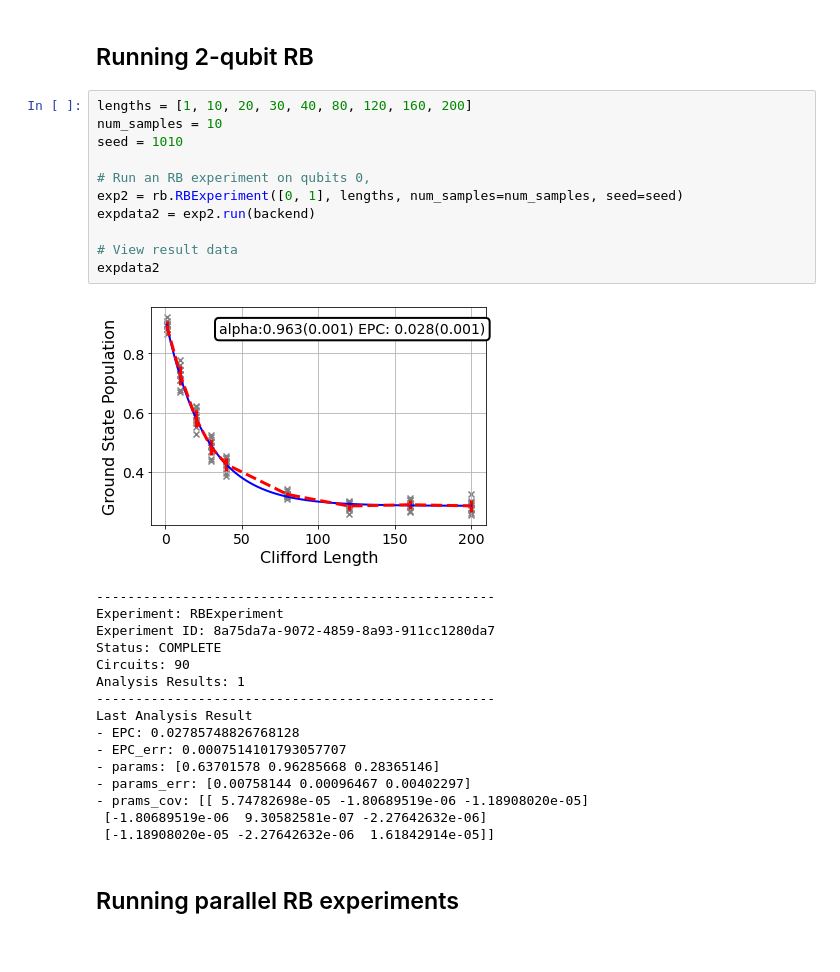
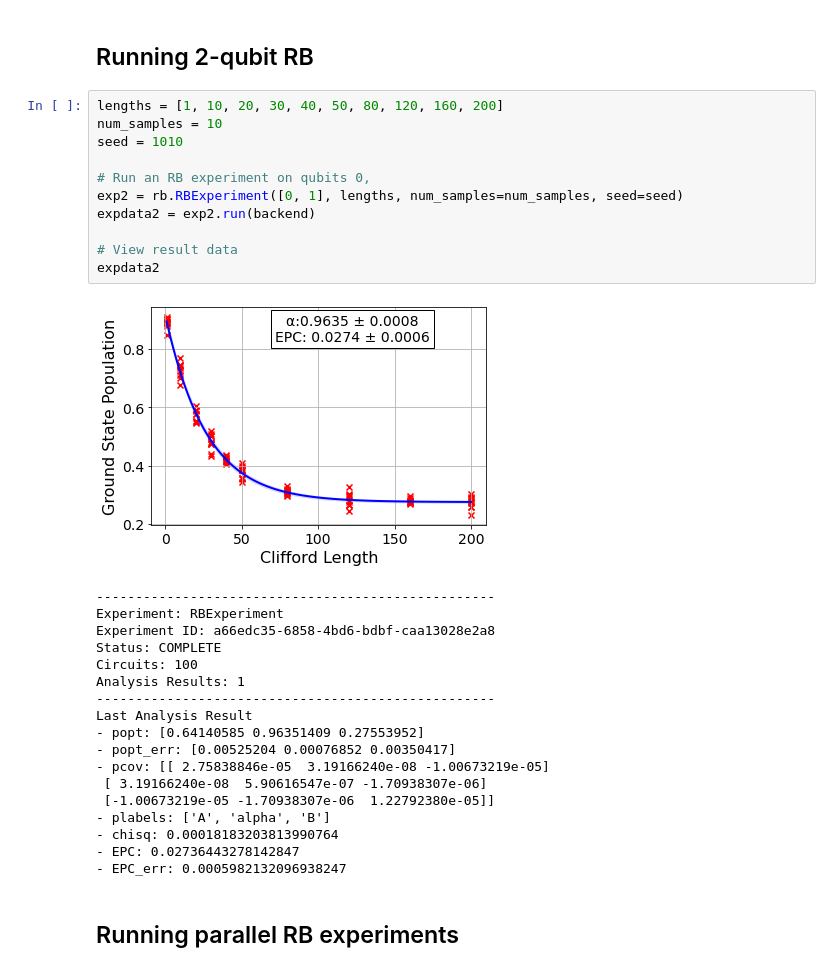
Before and after one commit to chriseclectic/qiskit-experiments, a Jupyter notebook: qiskit_experiments/randomized_benchmarking/rb_example.ipynb, the cells around one changed output. Drawn from its saved outputs; the diff is of its cells as text.

```diff
--- a/qiskit_experiments/randomized_benchmarking/rb_example.ipynb
+++ b/qiskit_experiments/randomized_benchmarking/rb_example.ipynb
@@ -45,33 +47,35 @@ Last Analysis Result
 # %% [markdown]
 ## Running 2-qubit RB
 # %%
-lengths = [1, 10, 20, 30, 40, 80, 120, 160, 200]
+lengths = [1, 10, 20, 30, 40, 50, 80, 120, 160, 200]
 num_samples = 10
 seed = 1010
 
 # Run an RB experiment on qubits 0,
 exp2 = rb.RBExperiment([0, 1], lengths, num_samples=num_samples, seed=seed)
 expdata2 = exp2.run(backend)
 
 # View result data
 expdata2
 # %% [output]
-[figure, old version]
+[figure, new version]
 ---------------------------------------------------
 Experiment: RBExperiment
-Experiment ID: 8a75da7a-9072-4859-8a93-911cc1280da7
+Experiment ID: a66edc35-6858-4bd6-bdbf-caa13028e2a8
 Status: COMPLETE
-Circuits: 90
+Circuits: 100
 Analysis Results: 1
 ---------------------------------------------------
 Last Analysis Result
-- EPC: 0.02785748826768128
-- EPC_err: 0.0007514101793057707
-- params: [0.63701578 0.96285668 0.28365146]
-- params_err: [0.00758144 0.00096467 0.00402297]
-- prams_cov: [[ 5.74782698e-05 -1.80689519e-06 -1.18908020e-05]
- [-1.80689519e-06  9.30582581e-07 -2.27642632e-06]
- [-1.18908020e-05 -2.27642632e-06  1.61842914e-05]]
+- popt: [0.64140585 0.96351409 0.27553952]
+- popt_err: [0.00525204 0.00076852 0.00350417]
+- pcov: [[ 2.75838846e-05  3.19166240e-08 -1.00673219e-05]
+ [ 3.19166240e-08  5.90616547e-07 -1.70938307e-06]
+ [-1.00673219e-05 -1.70938307e-06  1.22792380e-05]]
+- plabels: ['A', 'alpha', 'B']
+- chisq: 0.00018183203813990764
+- EPC: 0.02736443278142847
+- EPC_err: 0.0005982132096938247
 # %% [markdown]
 ## Running parallel RB experiments
 # %%
```
Also changed, not shown: parts of 3 cells of this notebook, 2 other files.
